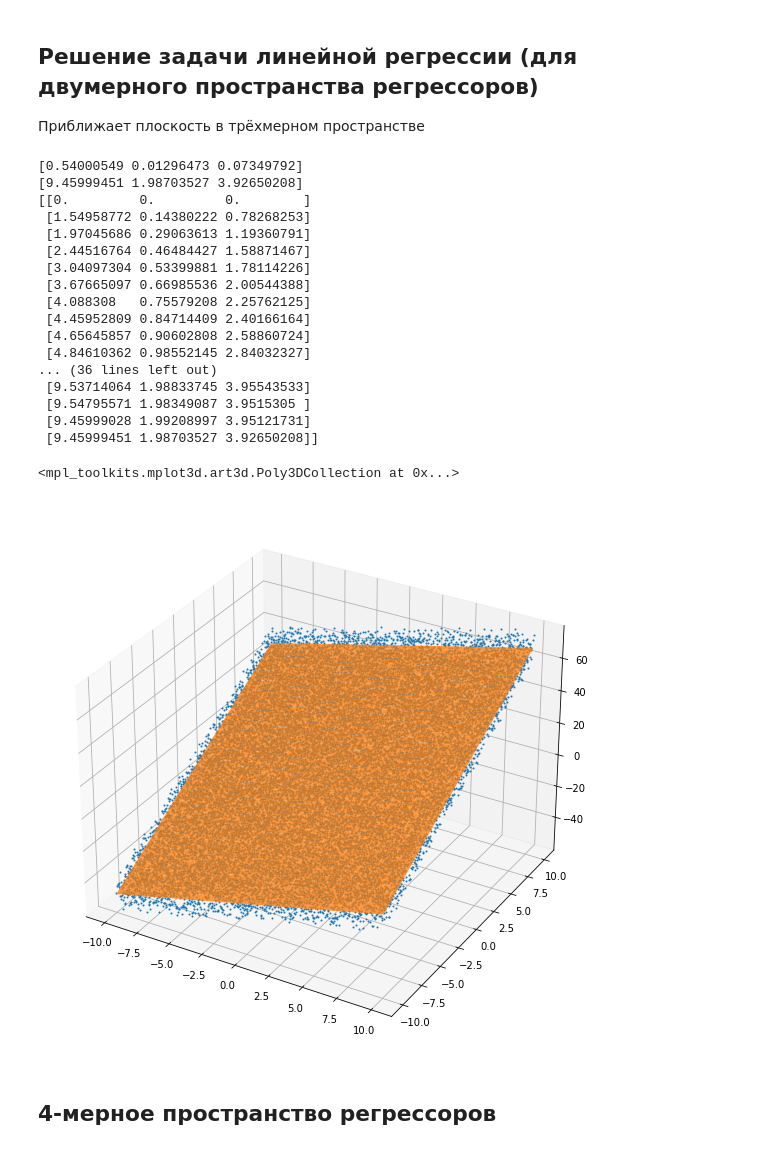
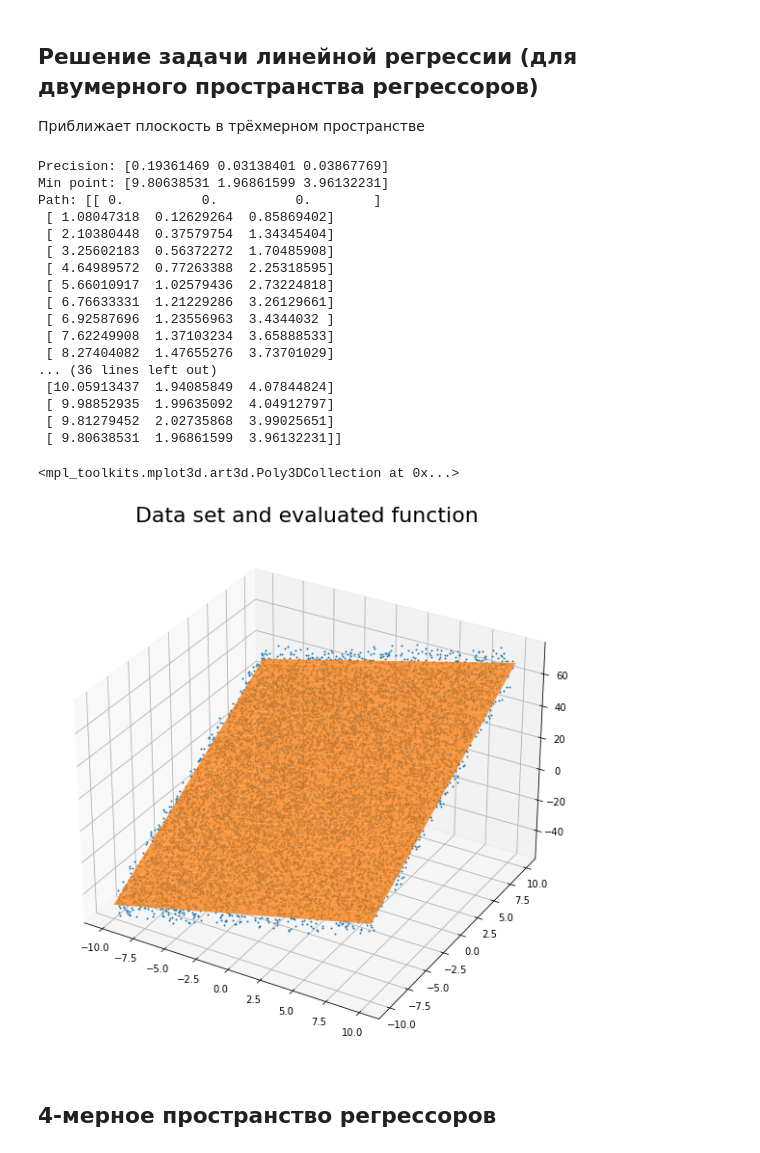
Before and after one commit to enotvtapke/met_opt_lab_2, a Jupyter notebook: SGD.ipynb, the cells around one changed output. Saved outputs shown, nothing was run; the diff lists cells and outputs as text; code cells hidden in the pictures.

```diff
--- a/SGD.ipynb
+++ b/SGD.ipynb
@@ -270,50 +278,48 @@ plot_path_contours(sum_fun, points)
 ## Решение задачи линейной регрессии (для двумерного пространства регрессоров)
 Приближает плоскость в трёхмерном пространстве
 # %%
-tt = np.linspace(-10, 10, 150)
-b = [10, 2, 4]
-t, ft = generate_dataset_old(b, 10, tt)
+a = [10, 2, 4]
+t, ft = generate_dataset(a, 10, 10000, (-10, 10))
 sum_fun = generate_minimized_fun(t, ft)
 
 # SGD params
 x = np.zeros(3)
 epoch = 50
 batch_size = 20
 lr = [1500, 40, 80]
 
 points = sgd(sum_fun, x, epoch, batch_size, lr)
 min_point = points[-1]
 
-print(b - min_point)
-print(min_point)
-print(points)
-
+print_result(a, points)
 ax = plt.figure().add_subplot(projection='3d')
 # Plots dataset
+plt.title('Data set and evaluated function', fontsize=22)
 ax.plot(t[:, 0], t[:, 1], ft, 'o', markersize=1)
 # Plots approximated function
+tt = np.linspace(-10, 10, 1000)
 X, Y = np.meshgrid(tt, tt)
 ax.plot_surface(X, Y, min_point[0] + min_point[1] * X + min_point[2] * Y, alpha=0.8)
 # %% [output]
-[0.54000549 0.01296473 0.07349792]
-[9.45999451 1.98703527 3.92650208]
-[[0.         0.         0.        ]
- [1.54958772 0.14380222 0.78268253]
- [1.97045686 0.29063613 1.19360791]
- [2.44516764 0.46484427 1.58871467]
- [3.04097304 0.53399881 1.78114226]
- [3.67665097 0.66985536 2.00544388]
- [4.088308   0.75579208 2.25762125]
- [4.45952809 0.84714409 2.40166164]
- [4.65645857 0.90602808 2.58860724]
- [4.84610362 0.98552145 2.84032327]
+Precision: [0.19361469 0.03138401 0.03867769]
+Min point: [9.80638531 1.96861599 3.96132231]
+Path: [[ 0.          0.          0.        ]
+ [ 1.08047318  0.12629264  0.85869402]
+ [ 2.10380448  0.37579754  1.34345404]
+ [ 3.25602183  0.56372272  1.70485908]
+ [ 4.64989572  0.77263388  2.25318595]
+ [ 5.66010917  1.02579436  2.73224818]
+ [ 6.76633331  1.21229286  3.26129661]
+ [ 6.92587696  1.23556963  3.4344032 ]
+ [ 7.62249908  1.37103234  3.65888533]
+ [ 8.27404082  1.47655276  3.73701029]
 ... (36 lines left out)
- [9.53714064 1.98833745 3.95543533]
- [9.54795571 1.98349087 3.9515305 ]
- [9.45999028 1.99208997 3.95121731]
- [9.45999451 1.98703527 3.92650208]]
+ [10.05913437  1.94085849  4.07844824]
+ [ 9.98852935  1.99635092  4.04912797]
+ [ 9.81279452  2.02735868  3.99025651]
+ [ 9.80638531  1.96861599  3.96132231]]
 <mpl_toolkits.mplot3d.art3d.Poly3DCollection at 0x...>
-[figure, old version]
+[figure, new version]
 # %% [markdown]
 ## 4-мерное пространство регрессоров
 # %%
```
Also changed, not shown: parts of 14 cells of this notebook.
